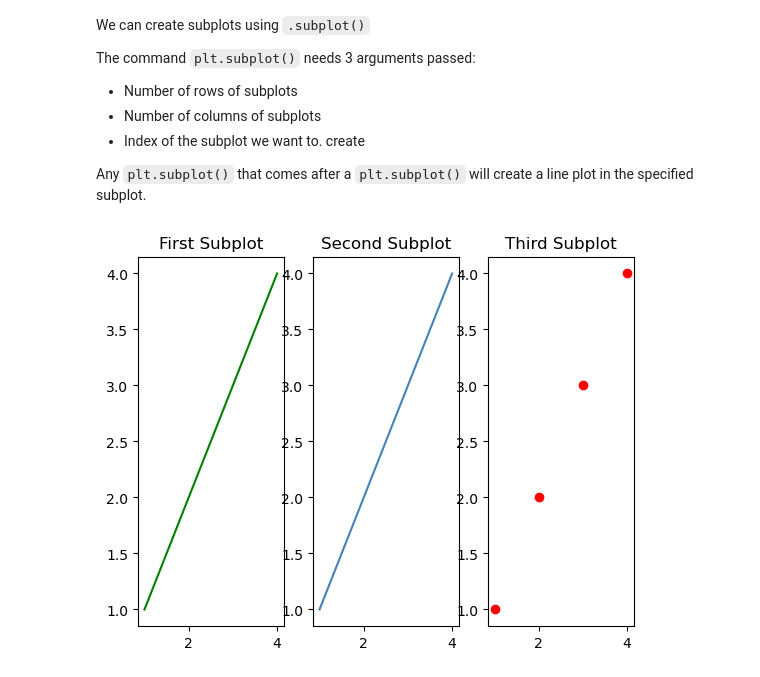
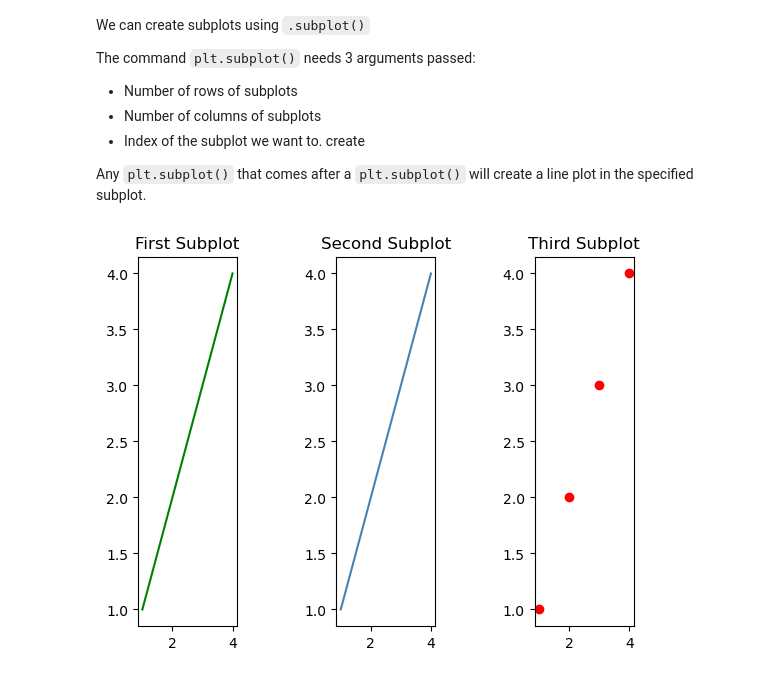
Before and after one commit to TheMaze45/Learn-Python, a Jupyter notebook: Seaborn_Matplot.ipynb, the cells around one changed output. Saved outputs shown, nothing was run; the diff lists cells and outputs as text; code cells hidden in the pictures.

```diff
--- a/Seaborn_Matplot.ipynb
+++ b/Seaborn_Matplot.ipynb
@@ -239,23 +239,24 @@ a line plot in the specified subplot.
 # %%
 # Data sets
 x = [1, 2, 3, 4]
 y = [1, 2, 3, 4]
 
 # First Subplot
 plt.subplot(1, 3, 1)
 plt.plot(x, y, color='green')
 plt.title('First Subplot')
 
 # Second Subplot
 plt.subplot(1, 3, 2)
 plt.plot(x, y, color='steelblue')
 plt.title('Second Subplot')
 
 # Third Subplot
 plt.subplot(1,3,3)
 plt.plot(x,y,'o', color='red') # the parameter 'o' creates a scatterplot!
 plt.title('Third Subplot')
+plt.subplots_adjust(wspace=1) # Create more space between plots
 # Display both subplots
 plt.show()
 # %% [output]
-[figure, old version]
+[figure, new version]
```
Also changed, not shown: parts of 17 cells of this notebook.
